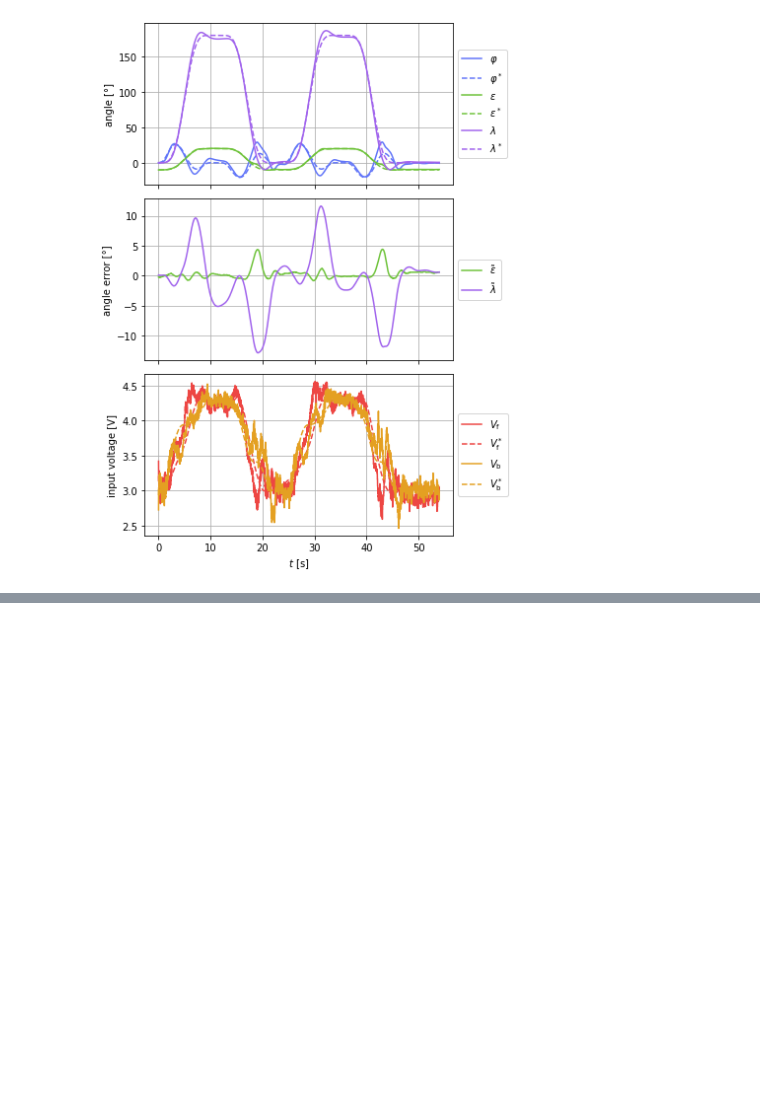
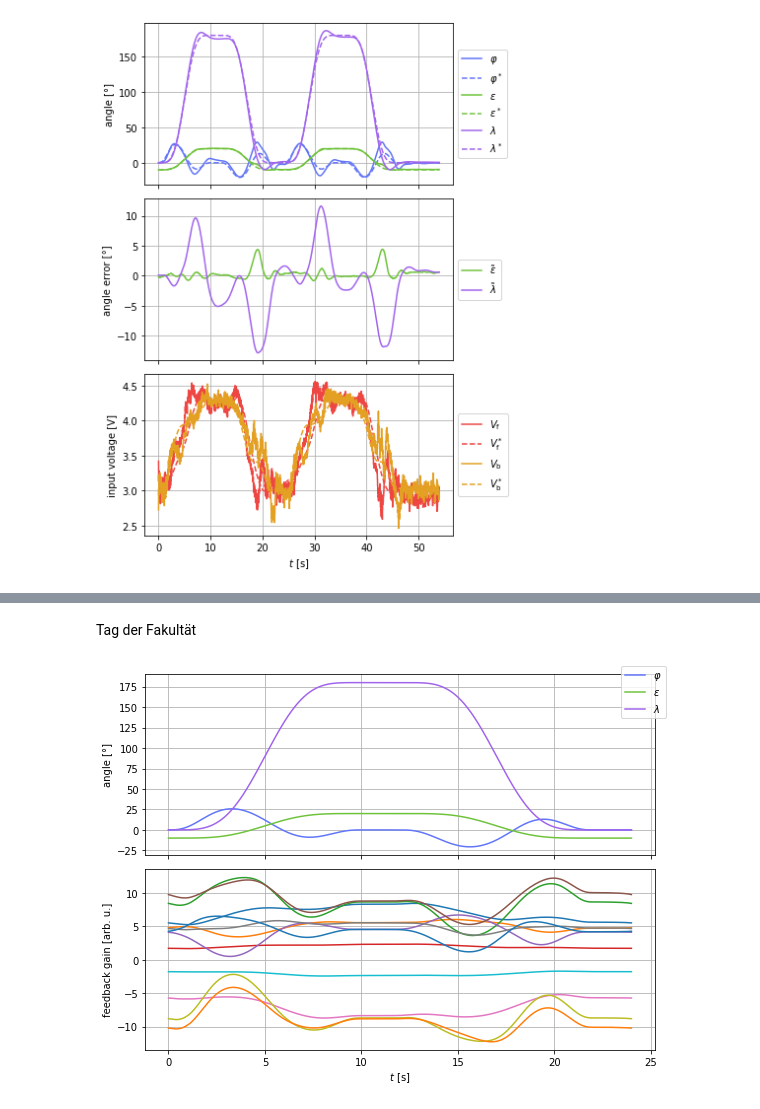
Before and after one commit to Rojetto/helicopter_thesis_code, a Jupyter notebook: scripts/diagrams.ipynb, the cells around one changed output, grey strips where cells are left out. Drawn from its saved outputs; the diff is of its cells as text; code cells hidden in the pictures; blank space fills up the shorter version.

```diff
--- a/scripts/diagrams.ipynb
+++ b/scripts/diagrams.ipynb
@@ -1474,0 +1517,34 @@ my_savefig('plin_2.1.2')
+# %% [markdown]
+Tag der Fakultät
+# %%
+fig = plt.figure(figsize=(8, 6))
+
+mat = loadmat('../matlab/riccati_sol_for_s_auto.mat')
+
+t_traj = mat['t'].flatten()
+phi = mat['phi']
+eps = mat['eps']
+lamb = mat['lamb']
+
+t_ricc = mat['riccati_tau'].flatten()
+K_traj = mat['K_traj']
+
+ax1 = plt.subplot(211)
+plt.plot(t_traj, phi[:, 0]/deg, **phi_color, label='$\\varphi$')
+plt.plot(t_traj, eps[:, 0]/deg, **eps_color, label='$\\varepsilon$')
+plt.plot(t_traj, lamb[:, 0]/deg, **lamb_color, label='$\\lambda$')
+plt.grid()
+plt.ylabel('angle [°]')
+
+ax2 = plt.subplot(212, sharex = ax1)
+plt.plot(t_ricc, K_traj.reshape(K_traj.shape[0], 12))
+plt.grid()
+plt.xlabel('$t$ [s]')
+plt.ylabel('feedback gain [arb. u.]')
+
+fig.legend()
+
+squeeze_subplots()
+my_savefig('riccati_sol_tdf')
+# %% [output]
+[figure, added]
```
Also changed, not shown: parts of 4 cells of this notebook.
